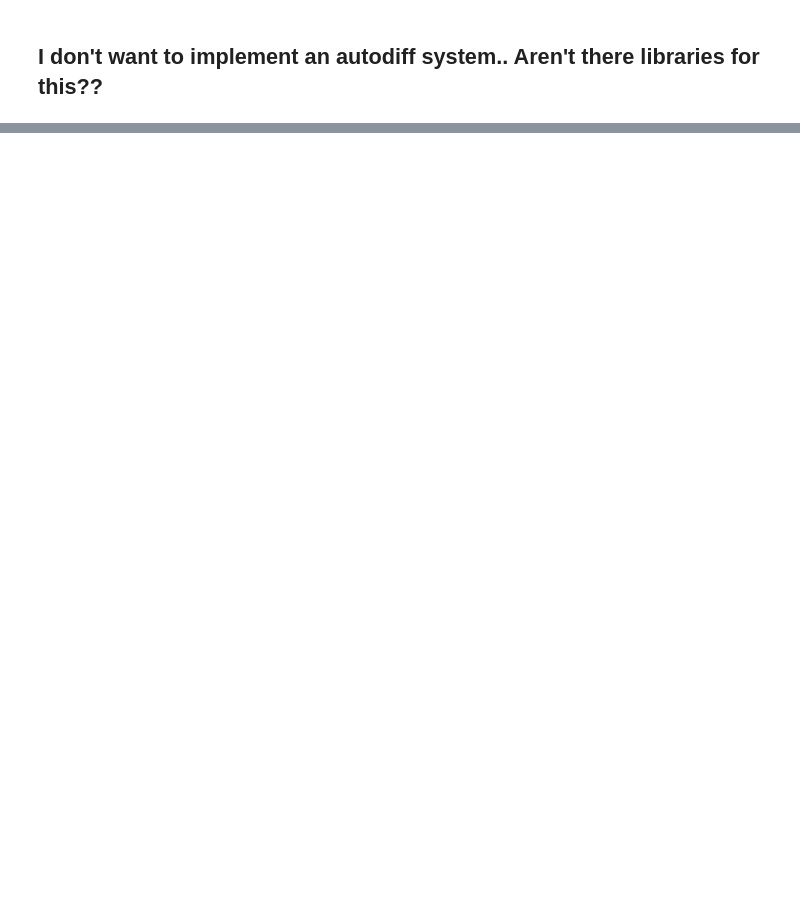
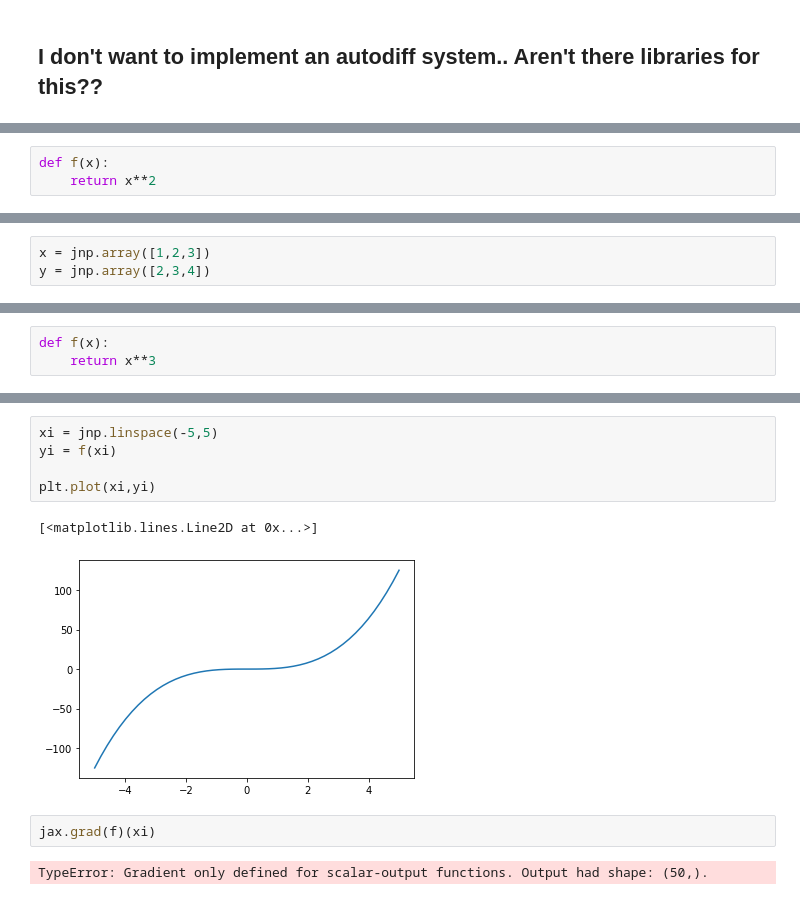
Before and after one commit to lukasheinrich/pyhep2020-autodiff-tutorial, a Jupyter notebook: Tutorial.ipynb, the cells around one changed output, grey strips where cells are left out. Drawn from its saved outputs; the diff is of its cells as text; blank space fills up the shorter version.

```diff
--- a/Tutorial.ipynb
+++ b/Tutorial.ipynb
@@ -762,0 +813,3 @@ Yes there are! And a lot of them in many languages. On the othe rhand, try findi
+# %%
+def f(x):
+    return x**2
@@ -762,0 +818,3 @@ Yes there are! And a lot of them in many languages. On the othe rhand, try findi
+# %%
+x = jnp.array([1,2,3])
+y = jnp.array([2,3,4])
@@ -762,0 +831,3 @@ Yes there are! And a lot of them in many languages. On the othe rhand, try findi
+# %%
+def f(x):
+    return x**3
@@ -762,0 +846,12 @@ Yes there are! And a lot of them in many languages. On the othe rhand, try findi
+# %%
+xi = jnp.linspace(-5,5)
+yi = f(xi)
+
+plt.plot(xi,yi)
+# %% [output]
+[<matplotlib.lines.Line2D at 0x...>]
+[figure, added]
+# %%
+jax.grad(f)(xi)
+# %% [output]
+TypeError: Gradient only defined for scalar-output functions. Output had shape: (50,).
```
Also changed, not shown: parts of 8 cells of this notebook.
